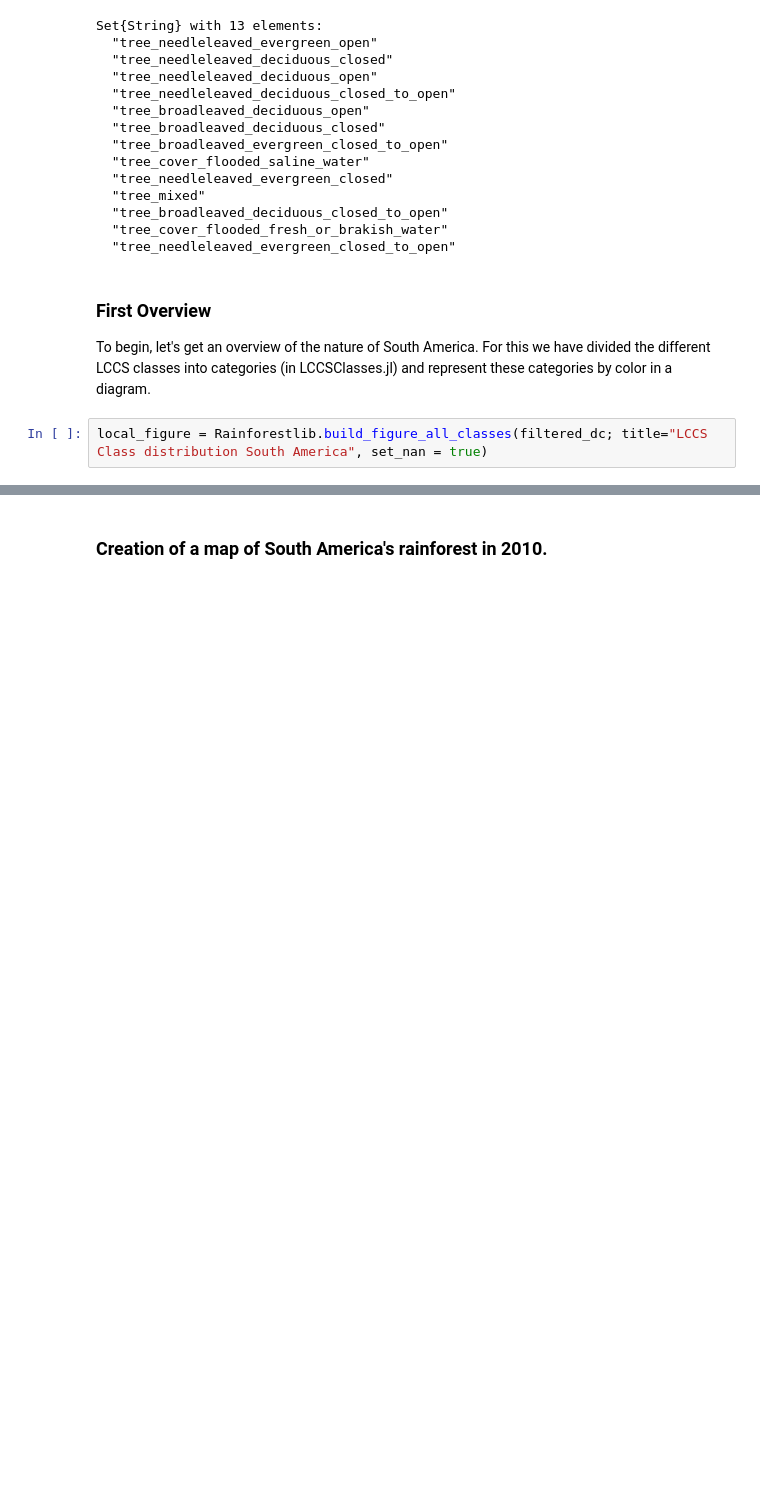
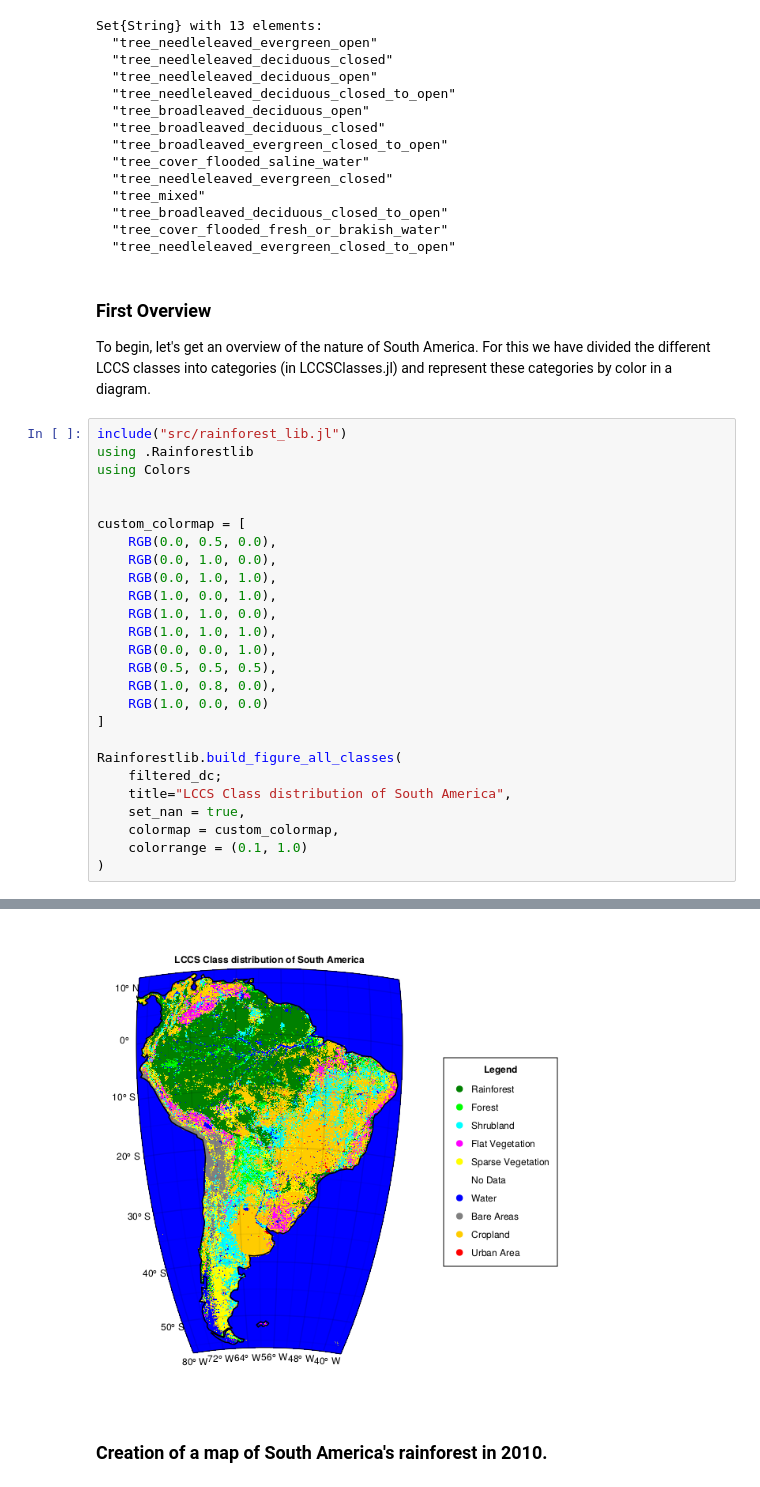
Before and after one commit to Eisenbahnplatte/spatio_temporal_data-rainforest_development, a Jupyter notebook: final_notebook.ipynb, the cells around one changed output, grey strips where cells are left out. Saved outputs shown, nothing was run; the diff lists cells and outputs as text; blank space fills up the shorter version.

Commit message:
updated Readme and updated colormap for allclassesfigure

```diff
--- a/final_notebook.ipynb
+++ b/final_notebook.ipynb
@@ -84,5 +84,30 @@ Set{String} with 13 elements:
 ### First Overview
 
 To begin, let's get an overview of the nature of South America. For this we have divided the different LCCS classes into categories (in LCCSClasses.jl) and represent these categories by color in a diagram.
-# %%
-local_figure = Rainforestlib.build_figure_all_classes(filtered_dc; title="LCCS Class distribution South America", set_nan = true)
+# %%
+include("src/rainforest_lib.jl")
+using .Rainforestlib
+using Colors
+
+
+custom_colormap = [
+    RGB(0.0, 0.5, 0.0),
+    RGB(0.0, 1.0, 0.0),
+    RGB(0.0, 1.0, 1.0),
+    RGB(1.0, 0.0, 1.0),
+    RGB(1.0, 1.0, 0.0),
+    RGB(1.0, 1.0, 1.0),
+    RGB(0.0, 0.0, 1.0),
+    RGB(0.5, 0.5, 0.5),
+    RGB(1.0, 0.8, 0.0),
+    RGB(1.0, 0.0, 0.0)
+]
+
+Rainforestlib.build_figure_all_classes(
+    filtered_dc;
+    title="LCCS Class distribution of South America",
+    set_nan = true,
+    colormap = custom_colormap,
+    colorrange = (0.1, 1.0)
+)
+# %% [output]
@@ -89,3 +115,4 @@ local_figure = Rainforestlib.build_figure_all_classes(filtered_dc; title="LCCS C
+[figure, added]
 # %% [markdown]
 ### Creation of a map of South America's rainforest in 2010.
 # %%
```
Also changed, not shown: parts of 5 cells of this notebook, 4 other files.
